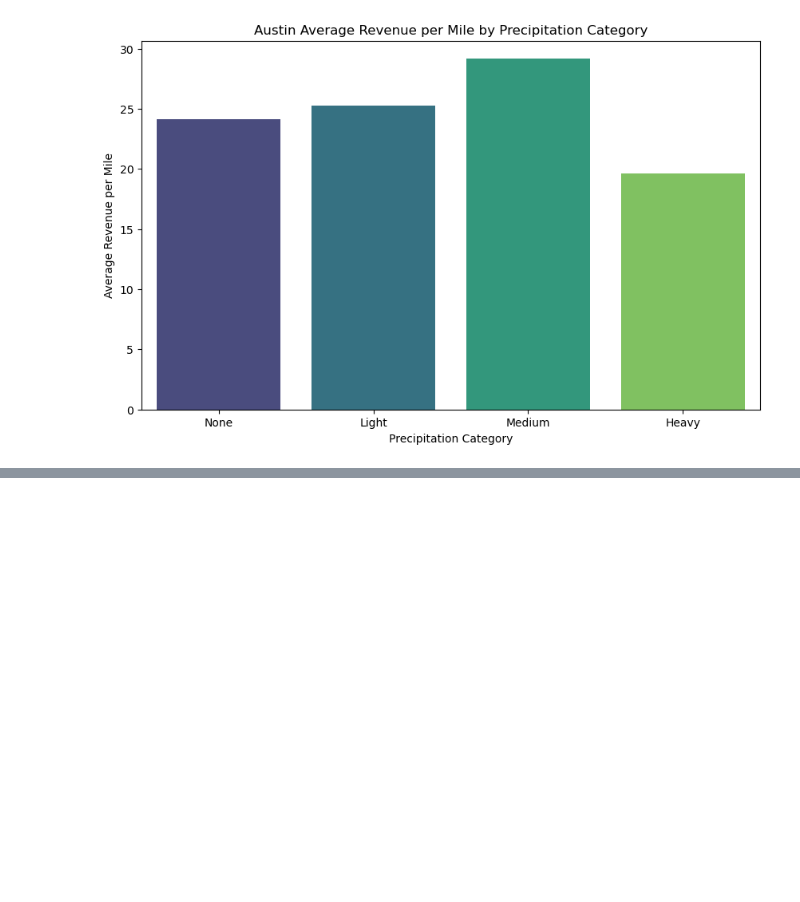
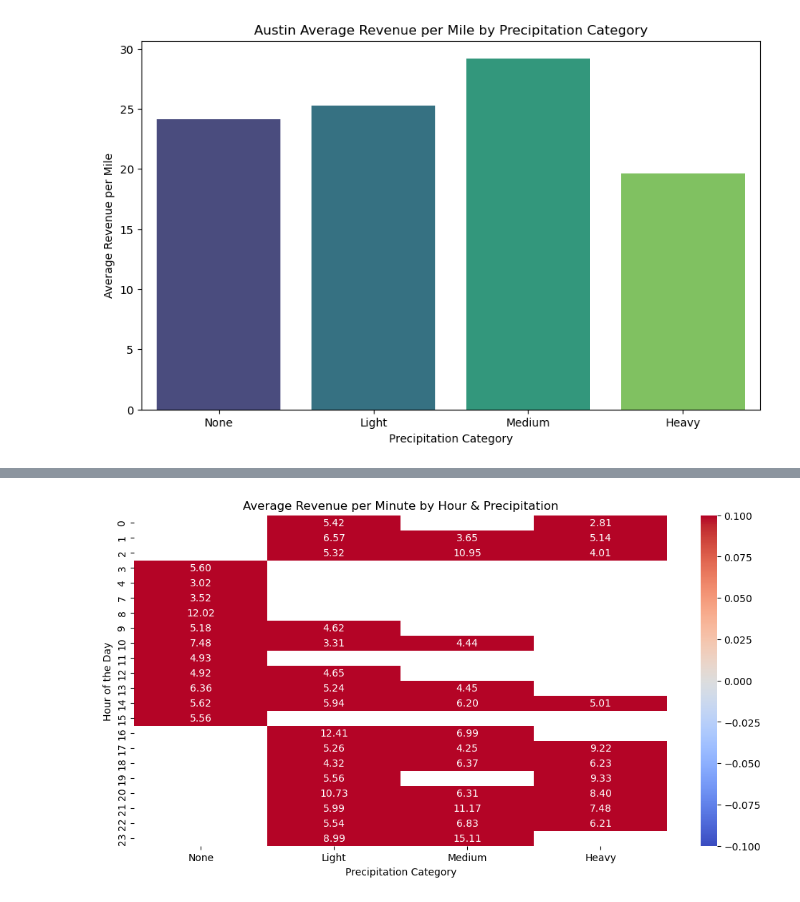
Before and after one commit to jchay3/james_hay_project_2_Compare_ride_patterns_and_predictive_modeling_of_rides_by-_transport_x, a Jupyter notebook: james_workbook_for_austin.ipynb, the cells around one changed output, grey strips where cells are left out. Saved outputs shown, nothing was run; the diff lists cells and outputs as text; code cells hidden in the pictures; blank space fills up the shorter version.

```diff
--- a/james_workbook_for_austin.ipynb
+++ b/james_workbook_for_austin.ipynb
@@ -525,0 +556,16 @@ Passing `palette` without assigning `hue` is deprecated and will be removed in v
+# %%
+austin_cleaned['hour'] = austin_cleaned['ride_start_date_time_converted'].dt.hour
+
+# Pivot table for heatmap
+heatmap_data = austin_cleaned.pivot_table(index='hour', columns='precipitation_category', values='revenue_per_minute', aggfunc='mean')
+
+# Plot heatmap
+plt.figure(figsize=(12, 6))
+sns.heatmap(heatmap_data, cmap='coolwarm', annot=True, fmt=".2f")
+
+plt.xlabel('Precipitation Category')
+plt.ylabel('Hour of the Day')
+plt.title('Average Revenue per Minute by Hour & Precipitation')
+plt.show()
+# %% [output]
+[figure, added]
```
Also changed, not shown: parts of 26 cells of this notebook, 1 other file.
